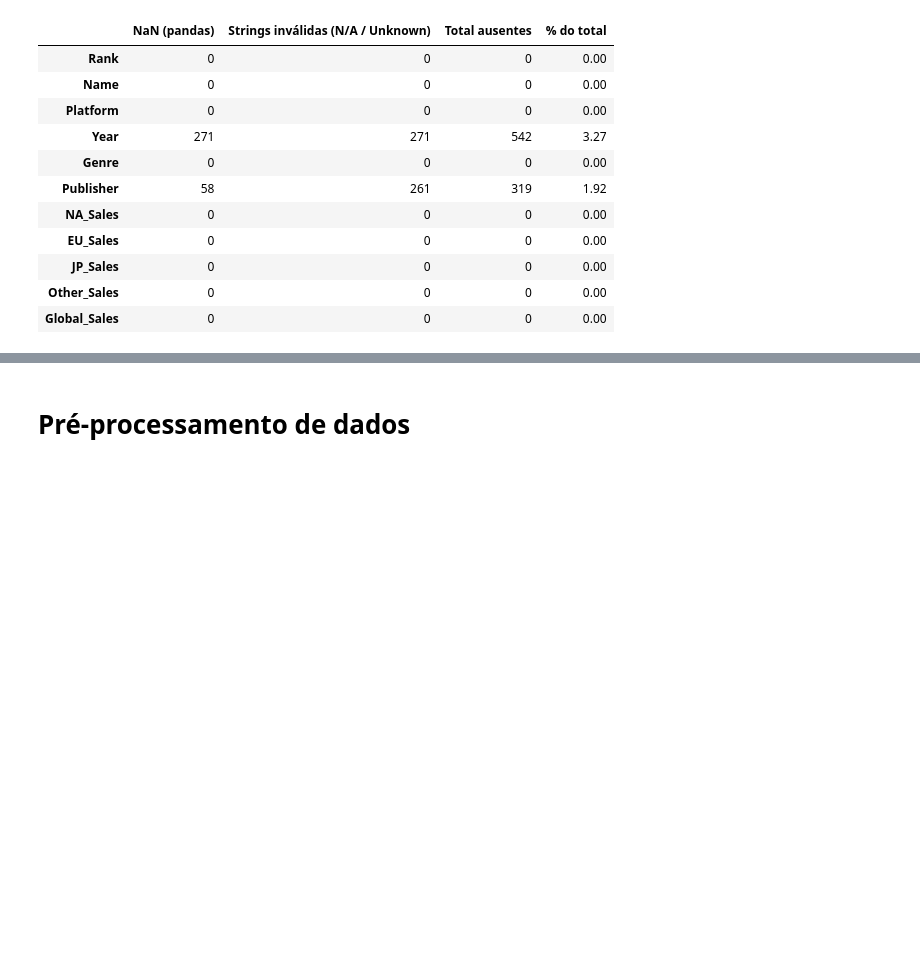
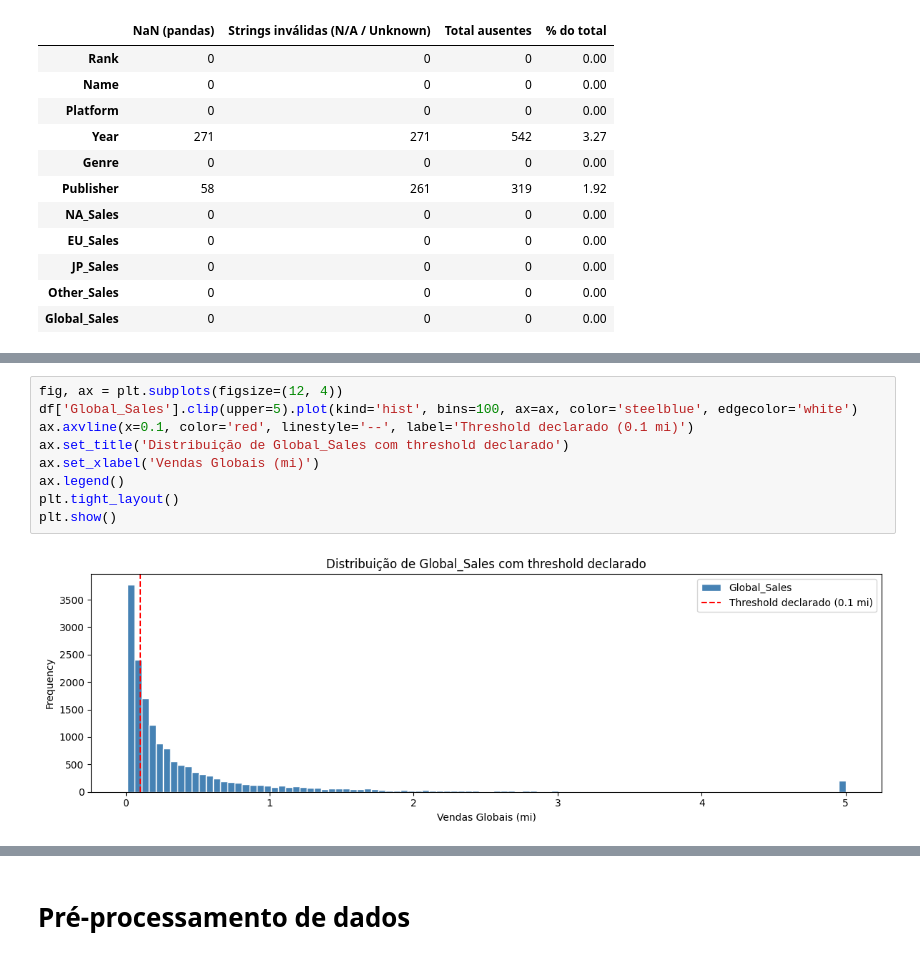
Before and after one commit to LucasTonolli/projeto-ciencia-dados, a Jupyter notebook: Projeto_Pré_processamento_de_Dados_em_Ciência_de_Dad.ipynb, the cells around one changed output, grey strips where cells are left out. Saved outputs shown, nothing was run; the diff lists cells and outputs as text; blank space fills up the shorter version.

```diff
--- a/Projeto_Pré_processamento_de_Dados_em_Ciência_de_Dad.ipynb
+++ b/Projeto_Pré_processamento_de_Dados_em_Ciência_de_Dad.ipynb
@@ -127,0 +125,11 @@ Other_Sales       6477       39.02
+# %%
+fig, ax = plt.subplots(figsize=(12, 4))
+df['Global_Sales'].clip(upper=5).plot(kind='hist', bins=100, ax=ax, color='steelblue', edgecolor='white')
+ax.axvline(x=0.1, color='red', linestyle='--', label='Threshold declarado (0.1 mi)')
+ax.set_title('Distribuição de Global_Sales com threshold declarado')
+ax.set_xlabel('Vendas Globais (mi)')
+ax.legend()
+plt.tight_layout()
+plt.show()
+# %% [output]
+[figure, added]
```
Also changed, not shown: parts of 28 cells of this notebook.
